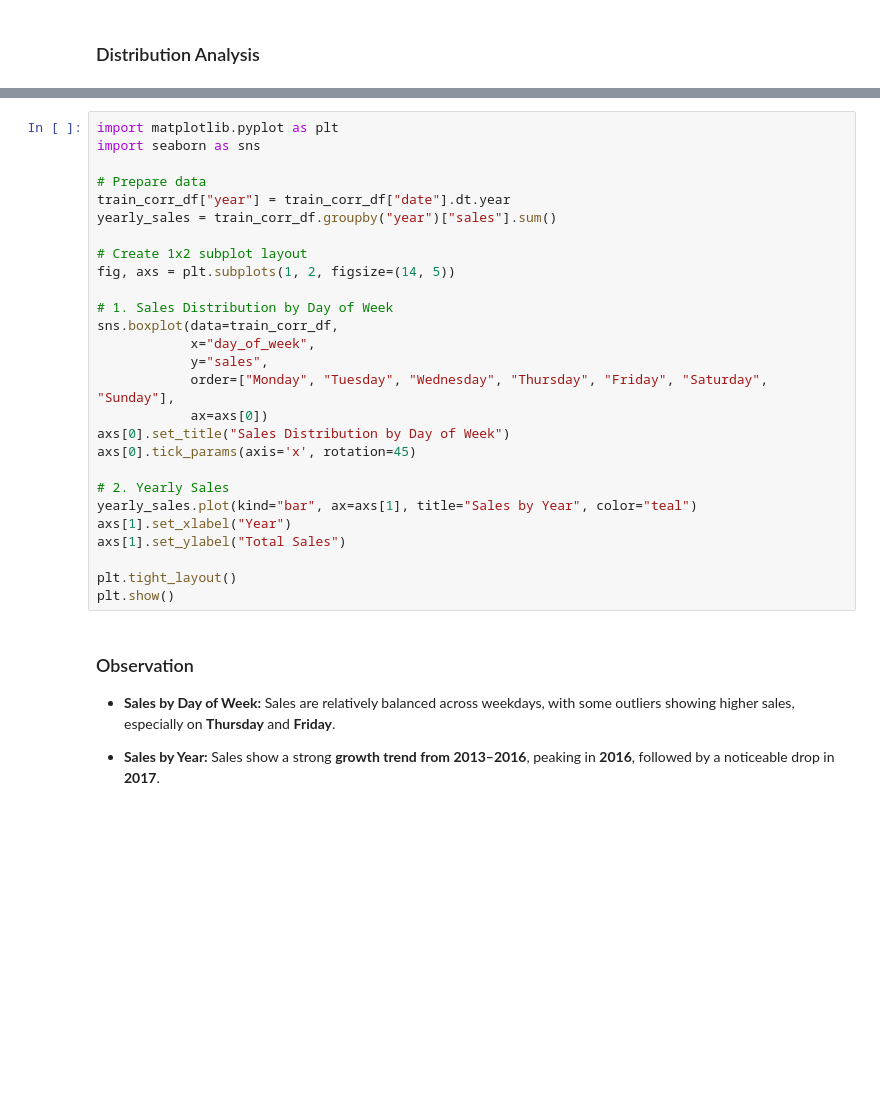
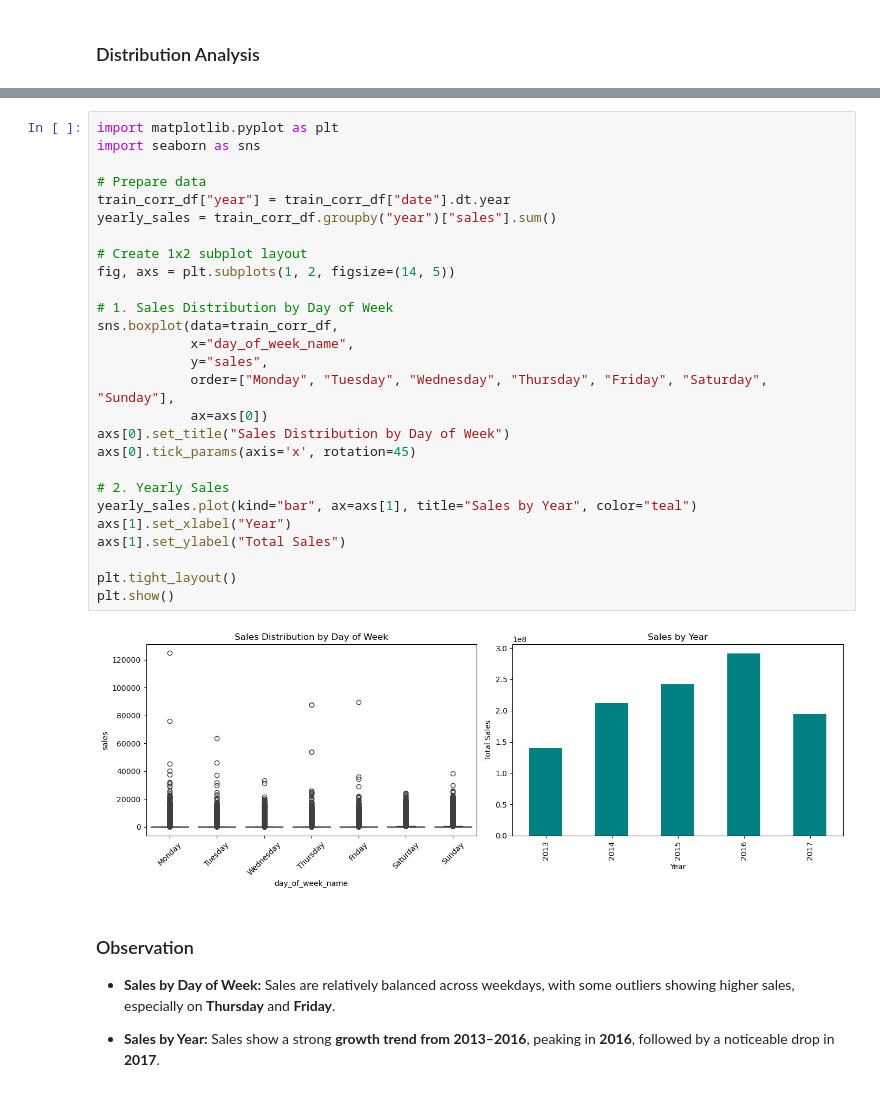
Before and after one commit to roshankahaneDSAI/Sales_Forecasting_and_Analytics, a Jupyter notebook: research/03_EDA_&_Visualization.ipynb, the cells around one changed output, grey strips where cells are left out. Cells and saved outputs as stored; diff of their text form; blank space fills up the shorter version.

```diff
--- a/research/03_EDA_&_Visualization.ipynb
+++ b/research/03_EDA_&_Visualization.ipynb
@@ -367,30 +362,32 @@ AttributeError: 'Source' object has no attribute 'asttext'
 # %%
 import matplotlib.pyplot as plt
 import seaborn as sns
 
 # Prepare data
 train_corr_df["year"] = train_corr_df["date"].dt.year
 yearly_sales = train_corr_df.groupby("year")["sales"].sum()
 
 # Create 1x2 subplot layout
 fig, axs = plt.subplots(1, 2, figsize=(14, 5))
 
 # 1. Sales Distribution by Day of Week
 sns.boxplot(data=train_corr_df,
-            x="day_of_week",
+            x="day_of_week_name",
             y="sales",
             order=["Monday", "Tuesday", "Wednesday", "Thursday", "Friday", "Saturday", "Sunday"],
             ax=axs[0])
 axs[0].set_title("Sales Distribution by Day of Week")
 axs[0].tick_params(axis='x', rotation=45)
 
 # 2. Yearly Sales
 yearly_sales.plot(kind="bar", ax=axs[1], title="Sales by Year", color="teal")
 axs[1].set_xlabel("Year")
 axs[1].set_ylabel("Total Sales")
 
 plt.tight_layout()
 plt.show()
+# %% [output]
+[figure, added]
 # %% [markdown]
 ###  Observation
 
```
Also changed, not shown: parts of 9 cells of this notebook, 4 other files.
